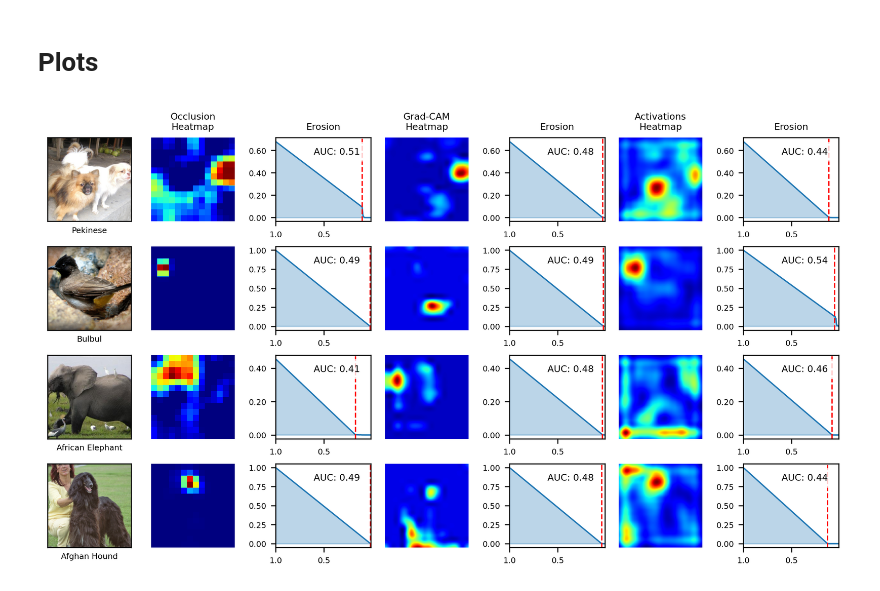
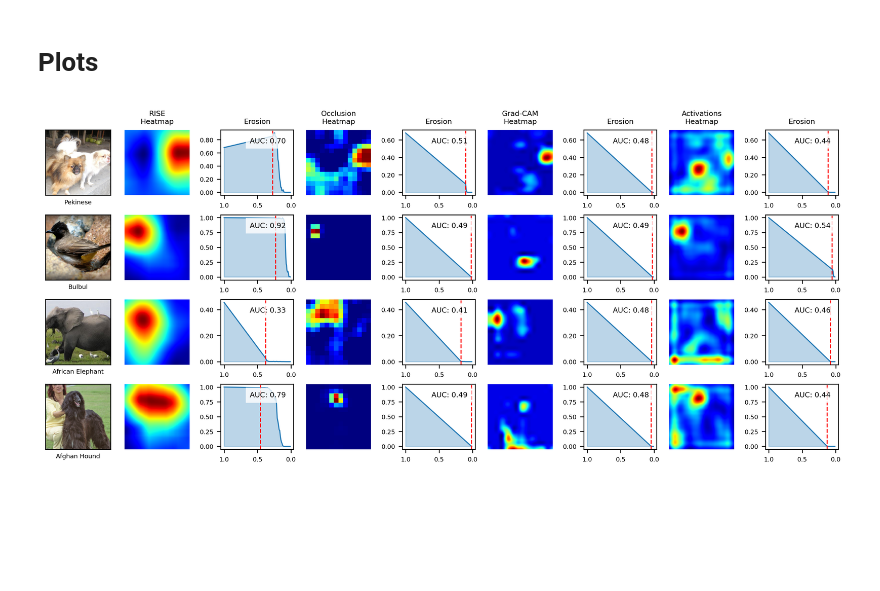
Before and after one commit to indirivacua/pixel-score-measure, a Jupyter notebook: ablation.ipynb, the cells around one changed output. Saved outputs shown, nothing was run; the diff lists cells and outputs as text; code cells hidden in the pictures; blank space fills up the shorter version.

```diff
--- a/ablation.ipynb
+++ b/ablation.ipynb
@@ -218,7 +253,4 @@ upsample_mode = "bicubic"
 heatmap_occ = HeatmapUtils.upsample(heatmap_occ, upsample_shape, upsample_mode)
 heatmap_gc = HeatmapUtils.upsample(heatmap_gc, upsample_shape, upsample_mode)
 activations = HeatmapUtils.upsample(activations, upsample_shape, upsample_mode)
-# %%
-if MODEL_NAME == "vgg16":
-    activations = -activations
 # %%
@@ -244,6 +281,7 @@ heatmap_occ.shape, heatmap_gc.shape, activations.shape
  tensor([2.0571, 1.2947, 1.9855, 1.6867], device='cuda:0'),
  tensor([23.1131, 26.0956, 10.9866, 16.1940], device='cuda:0'))
 # %%
+heatmap_rise = HeatmapUtils.normalize(heatmap_rise)
 heatmap_occ = HeatmapUtils.normalize(heatmap_occ)
 heatmap_gc = HeatmapUtils.normalize(heatmap_gc)
 activations = HeatmapUtils.normalize(activations)
@@ -289,3 +340,27 @@ from pixel_score.pixel_score import PixelScore
 # %%
 SCORE_MODE = "erosion"
 SCORE_THRESHOLD = 0.5
+# %%
+# heatmap_rise
+vc = VideoCallback(cmap="gray")
+metric = PixelScore(model, inputs, heatmap_rise, analyzer.targets, analyzer.scores)
+metric.update(
+    "erode",
+    target_fraction=0.01,
+    threshold=SCORE_THRESHOLD,
+    max_iter=100,
+    callbacks=[vc],
+)
+ps_erosion_curve_rise, ps_erosion_auc_rise = metric.output_curves, metric.compute()
+vc.save_video(f"{OUTPUT_PATH_DEBUG}/heatmap_rise_erosion.mp4")
+metric.reset()
+vc.reset()
+metric.update(
+    "dilate",
+    target_fraction=0.95,
+    threshold=SCORE_THRESHOLD,
+    max_iter=100,
+    callbacks=[vc],
+)
+ps_dilation_curve_rise, ps_dilation_auc_rise = metric.output_curves, metric.compute()
+vc.save_video(f"{OUTPUT_PATH_DEBUG}/heatmap_rise_dilation.mp4")
@@ -495,23 +529,16 @@ def plot_curve(ax, curve_data, auc_value, is_dilation=False):
     ax.plot(x, y, color="tab:blue", linewidth=1)
     ax.fill_between(x, y, alpha=0.3, color="tab:blue")
 
-    (
-        ax.axvline(x[-2], color="r", linestyle="--", linewidth=1)
-        if SCORE_MODE == "erosion"
-        else None
-    )
-
     ax.tick_params(labelsize=6)
     ax.yaxis.set_major_formatter(tkr.FormatStrFormatter("%.2f"))
 
     if not is_dilation:
         ax.invert_xaxis()
-        ax.set_xlim(x.max(), x.min())
+        ax.axvline(x[-2], color="r", linestyle="--", linewidth=1)
     else:
         ax.set_ylim(0, 1)
         ax.set_xlim(SCORE_THRESHOLD, 1)
 
-    # Agregar texto con AUC
     ax.text(
         0.40,
         0.80,
@@ -522,6 +549,11 @@ def plot_curve(ax, curve_data, auc_value, is_dilation=False):
     )
 # %%
 attributions = [
+    (
+        heatmap_rise,
+        ps_erosion_curve_rise,
+        ps_erosion_auc_rise,
+    ),
     (
         heatmap_occ,
         ps_erosion_curve_occ,
@@ -539,38 +571,38 @@ attributions = [
     ),
 ]
 
-cols = ["Occlusion", "Grad-CAM", "Activations"]
+cols = ["RISE", "Occlusion", "Grad-CAM", "Activations"]
 
 fig, axes = plt.subplots(
     inputs.shape[0], len(attributions) * 2 + 1, constrained_layout=True
 )
 set_figsize(fig, inputs.shape[0], len(attributions) * 2 + 1)
 fig.set_dpi(300)
 fig.subplots_adjust(hspace=0.75, wspace=0.5)
 
 for i in range(inputs.shape[0]):
     axes[i, 0].imshow(inputs[i].permute(1, 2, 0).detach().cpu().numpy())
     axes[i, 0].set_xticks([])
     axes[i, 0].set_yticks([])
     axes[i, 0].set_xlabel(
         f"{analyzer.predictions[i]['label'].replace('_', ' ').title()}", fontsize=6
     )
 
     for j, (attr, curve, auc) in enumerate(attributions):
         col_idx = j * 2 + 1
 
         im = axes[i, col_idx].imshow(attr[i][0].detach().cpu().numpy(), cmap="jet")
         axes[i, col_idx].axis("off")
 
         plot_curve(axes[i, col_idx + 1], curve[i], auc[i].item())
 
         if i == 0:
             axes[0, col_idx].set_title(f"{cols[j]}\nHeatmap", fontsize=7)
             axes[0, col_idx + 1].set_title("Erosion", fontsize=7)
 
 plt.savefig(
     f"{OUTPUT_PATH}/attributions_scores_{len(inputs)}.jpg", dpi=300, bbox_inches="tight"
 )
 plt.show()
 # %% [output]
-[figure, old version]
+[figure, new version]
```
Also changed, not shown: parts of 25 cells of this notebook, 7 other files.
